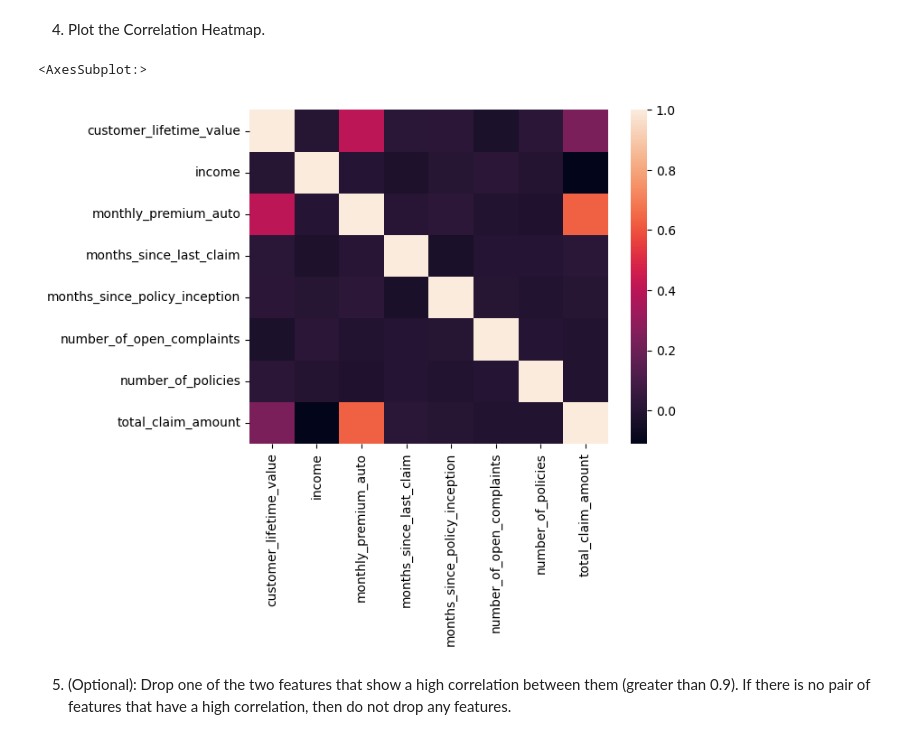
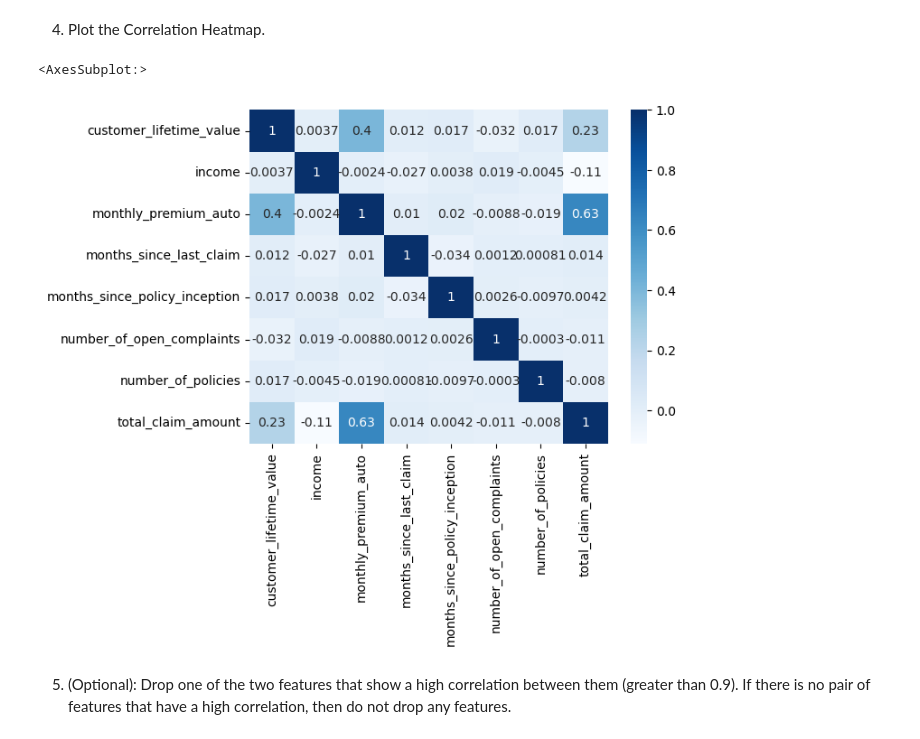
Before and after one commit to ajaykrishna2810/IronHack-Lab-Ajay, a Jupyter notebook: week2/Wednesday/matplot_task.ipynb, the cells around one changed output. Saved outputs shown, nothing was run; the diff lists cells and outputs as text; code cells hidden in the pictures.

```diff
--- a/week2/Wednesday/matplot_task.ipynb
+++ b/week2/Wednesday/matplot_task.ipynb
@@ -121,11 +121,11 @@ correlation.to_csv('correlation.csv', index=False)
 # %%
 # heatmap from the correlation matrix
 sns.heatmap(correlation,
         xticklabels=correlation.columns,
-        yticklabels=correlation.columns)
+        yticklabels=correlation.columns, annot=True, cmap='Blues')
 # %% [output]
 <AxesSubplot:>
-[figure, old version]
+[figure, new version]
 # %% [markdown]
 5. (Optional): Drop one of the two features that show a high correlation between them (greater than 0.9). If there is no pair of features that have a high correlation, then do not drop any features.
 # %% [markdown]
```
Also changed, not shown: parts of 2 cells of this notebook, 1 other file.
